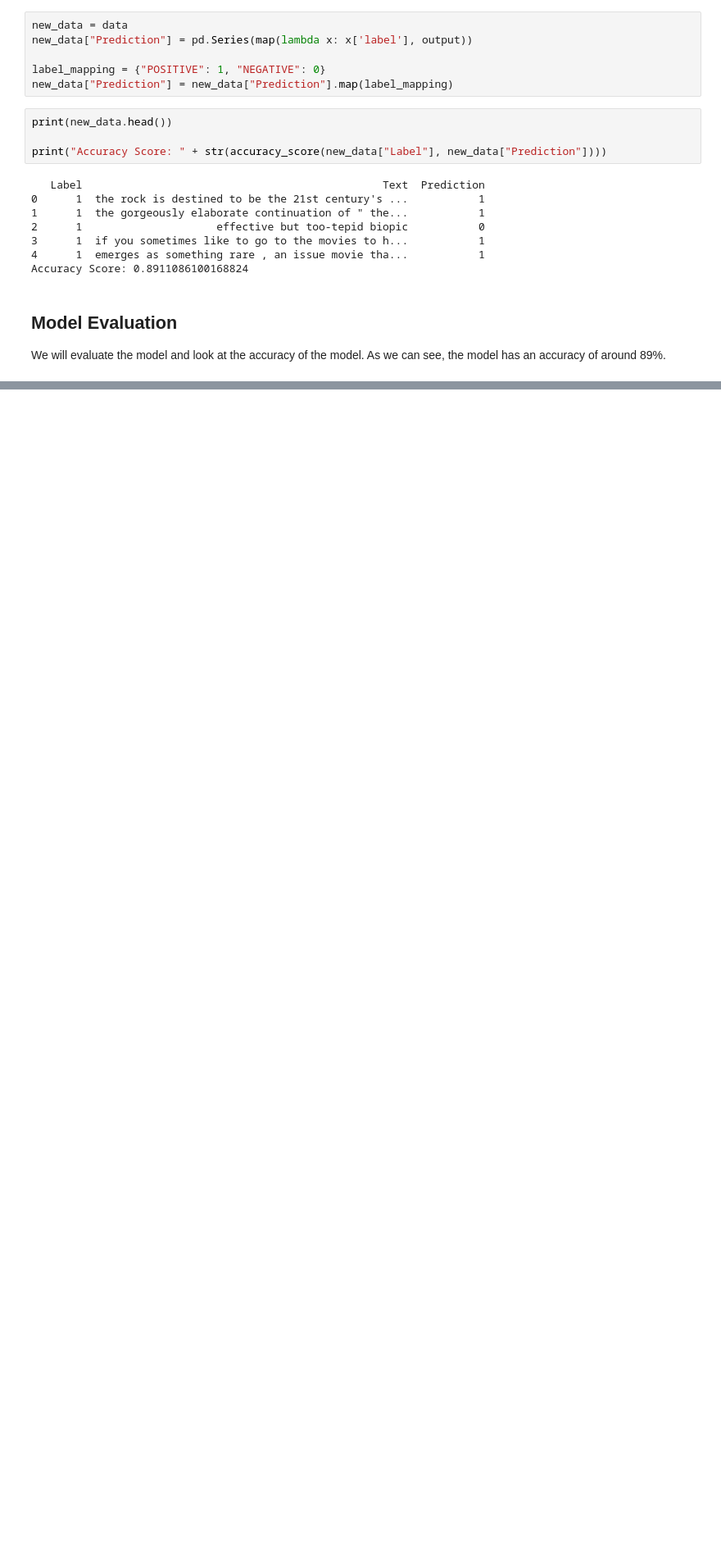
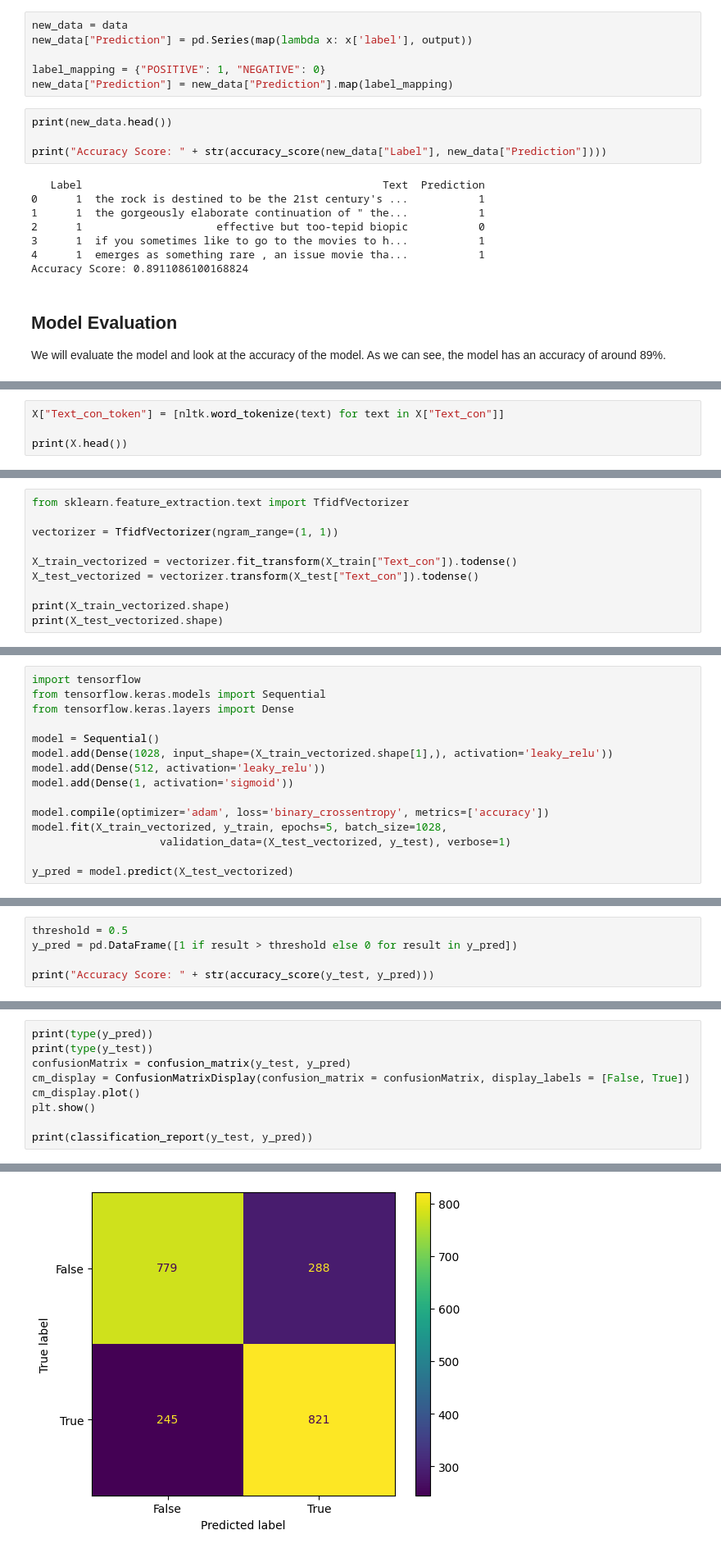
Before and after one commit to OweT1/personal, a Jupyter notebook: projects/Sentence Sentiment Analysis/Sentence_Sentimental_Analysis.ipynb, the cells around one changed output, grey strips where cells are left out. Shown at 82% size. Drawn from its saved outputs; the diff is of its cells as text; blank space fills up the shorter version.

Commit message:
Added text cleaning steps

```diff
--- a/projects/Sentence Sentiment Analysis/Sentence_Sentimental_Analysis.ipynb
+++ b/projects/Sentence Sentiment Analysis/Sentence_Sentimental_Analysis.ipynb
@@ -103,0 +150,4 @@ print(X_train.shape, X_test.shape)
+# %%
+X["Text_con_token"] = [nltk.word_tokenize(text) for text in X["Text_con"]]
+
+print(X.head())
@@ -103,0 +277,10 @@ print(X_train.shape, X_test.shape)
+# %%
+from sklearn.feature_extraction.text import TfidfVectorizer
+
+vectorizer = TfidfVectorizer(ngram_range=(1, 1))
+
+X_train_vectorized = vectorizer.fit_transform(X_train["Text_con"]).todense()
+X_test_vectorized = vectorizer.transform(X_test["Text_con"]).todense()
+
+print(X_train_vectorized.shape)
+print(X_test_vectorized.shape)
@@ -103,0 +290,15 @@ print(X_train.shape, X_test.shape)
+# %%
+import tensorflow
+from tensorflow.keras.models import Sequential
+from tensorflow.keras.layers import Dense
+
+model = Sequential()
+model.add(Dense(1028, input_shape=(X_train_vectorized.shape[1],), activation='leaky_relu'))
+model.add(Dense(512, activation='leaky_relu'))
+model.add(Dense(1, activation='sigmoid'))
+
+model.compile(optimizer='adam', loss='binary_crossentropy', metrics=['accuracy'])
+model.fit(X_train_vectorized, y_train, epochs=5, batch_size=1028,
+                    validation_data=(X_test_vectorized, y_test), verbose=1)
+
+y_pred = model.predict(X_test_vectorized)
@@ -103,0 +317,5 @@ print(X_train.shape, X_test.shape)
+# %%
+threshold = 0.5
+y_pred = pd.DataFrame([1 if result > threshold else 0 for result in y_pred])
+
+print("Accuracy Score: " + str(accuracy_score(y_test, y_pred)))
@@ -103,0 +324,10 @@ print(X_train.shape, X_test.shape)
+# %%
+print(type(y_pred))
+print(type(y_test))
+confusionMatrix = confusion_matrix(y_test, y_pred)
+cm_display = ConfusionMatrixDisplay(confusion_matrix = confusionMatrix, display_labels = [False, True])
+cm_display.plot()
+plt.show()
+
+print(classification_report(y_test, y_pred))
+# %% [output]
@@ -103,0 +336 @@ print(X_train.shape, X_test.shape)
+[figure, added]
```
Also changed, not shown: parts of 25 cells of this notebook.
